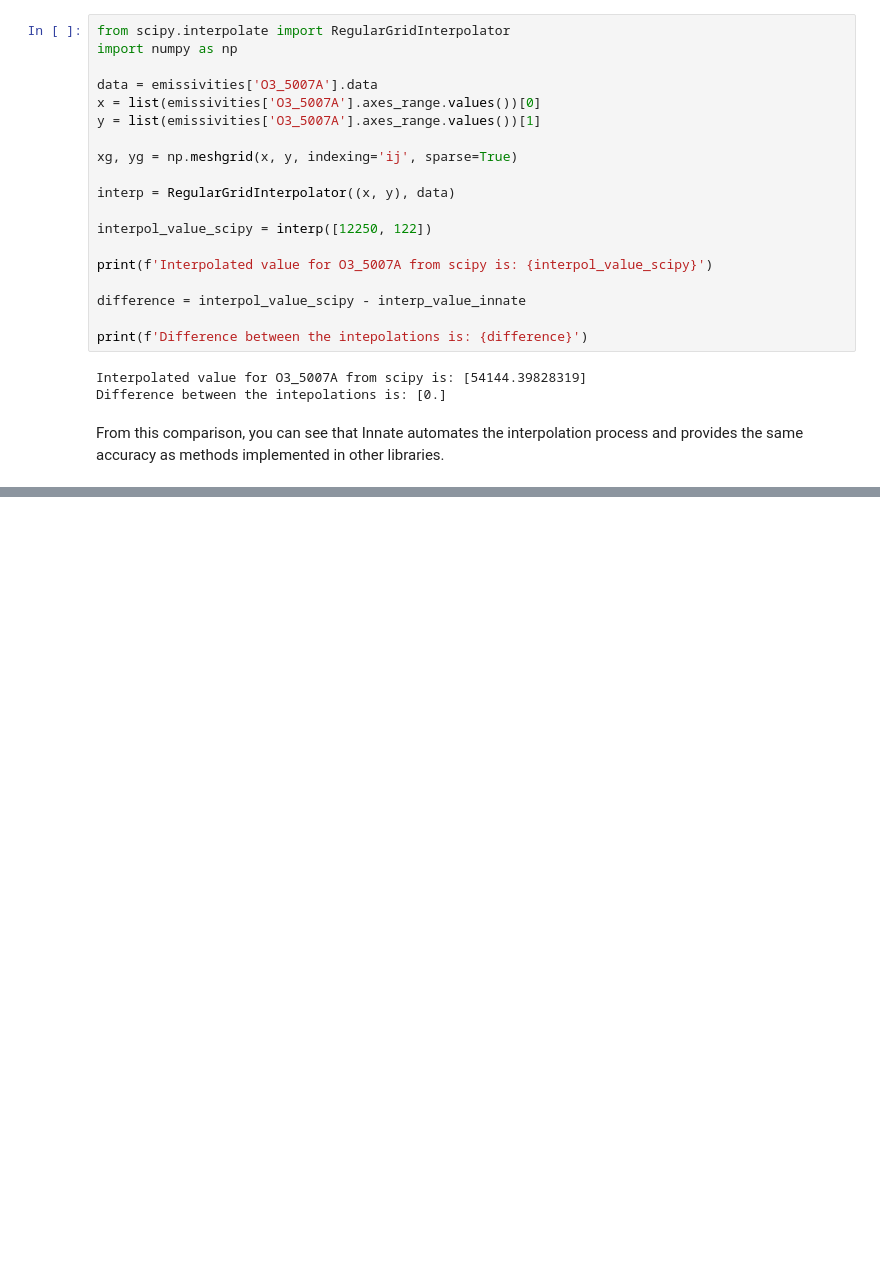
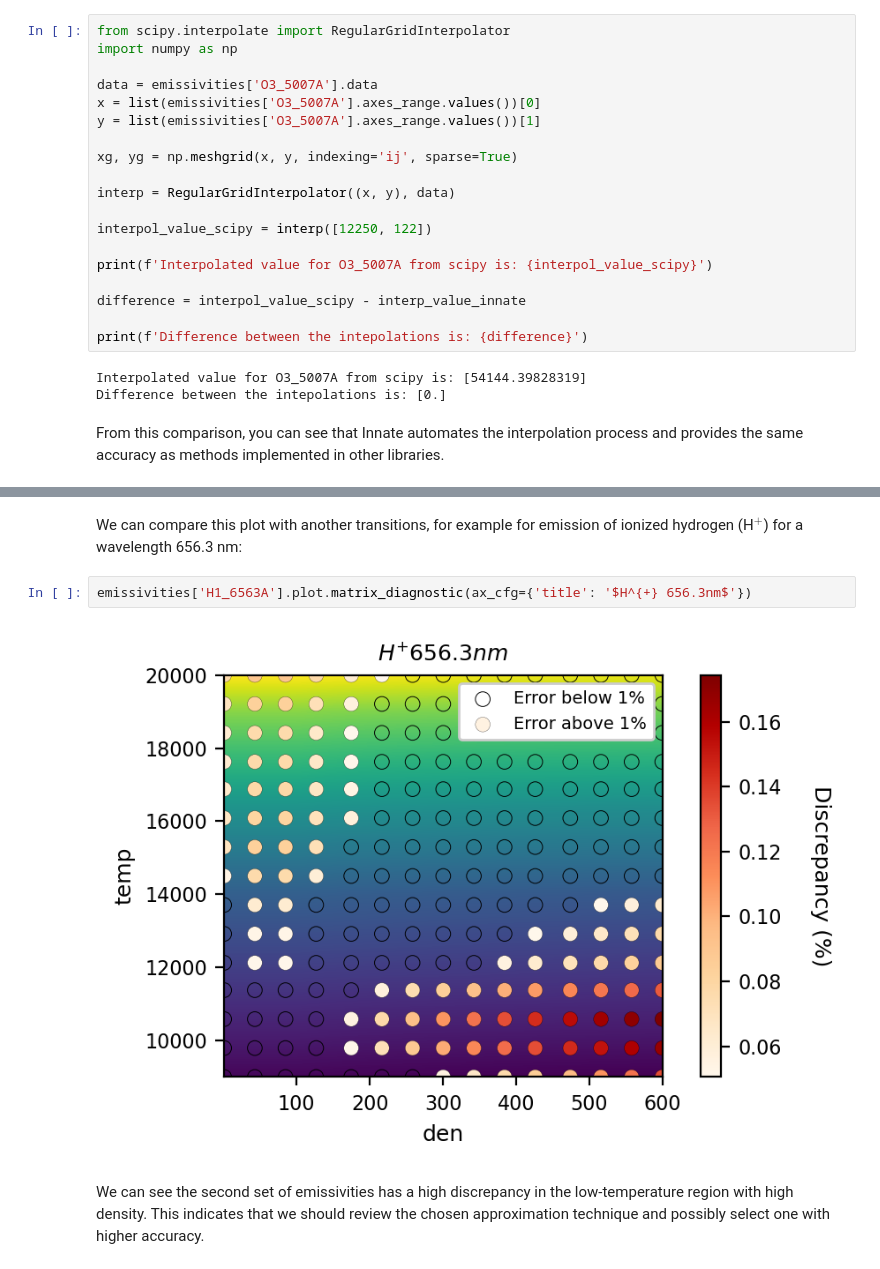
Before and after one commit to Vital-Fernandez/innate, a Jupyter notebook: docs/source/tutorials/1_load_dataset.ipynb, the cells around one changed output, grey strips where cells are left out. Drawn from its saved outputs; the diff is of its cells as text; blank space fills up the shorter version.

```diff
--- a/docs/source/tutorials/1_load_dataset.ipynb
+++ b/docs/source/tutorials/1_load_dataset.ipynb
@@ -59,0 +80,8 @@ From this comparison, you can see that Innate automates the interpolation proces
+# %% [markdown]
+We can compare this plot with another transitions, for example for emission of ionized hydrogen (H$^+$) for a wavelength 656.3 nm:
+# %%
+emissivities['H1_6563A'].plot.matrix_diagnostic(ax_cfg={'title': '$H^{+} 656.3nm$'})
+# %% [output]
+[figure, added]
+# %% [markdown]
+We can see the second set of emissivities has a high discrepancy in the low-temperature region with high density. This indicates that we should review the chosen approximation technique and possibly select one with higher accuracy.
```
Also changed, not shown: parts of 8 cells of this notebook.
